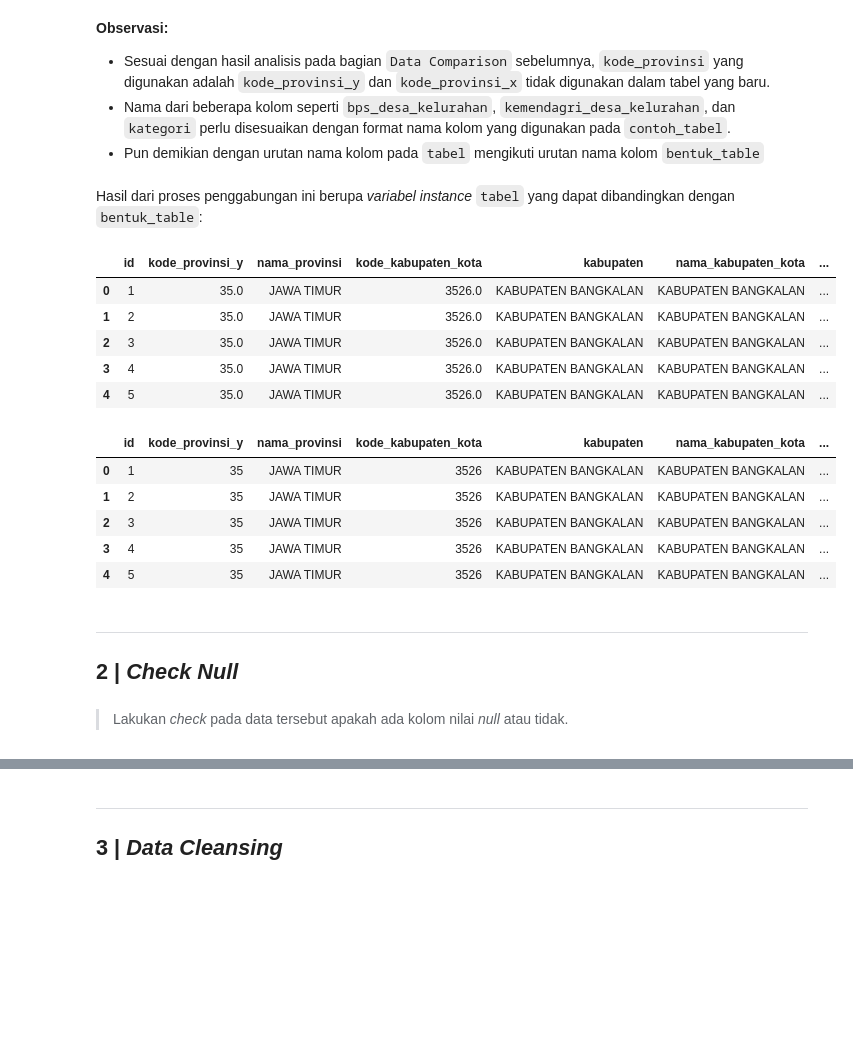
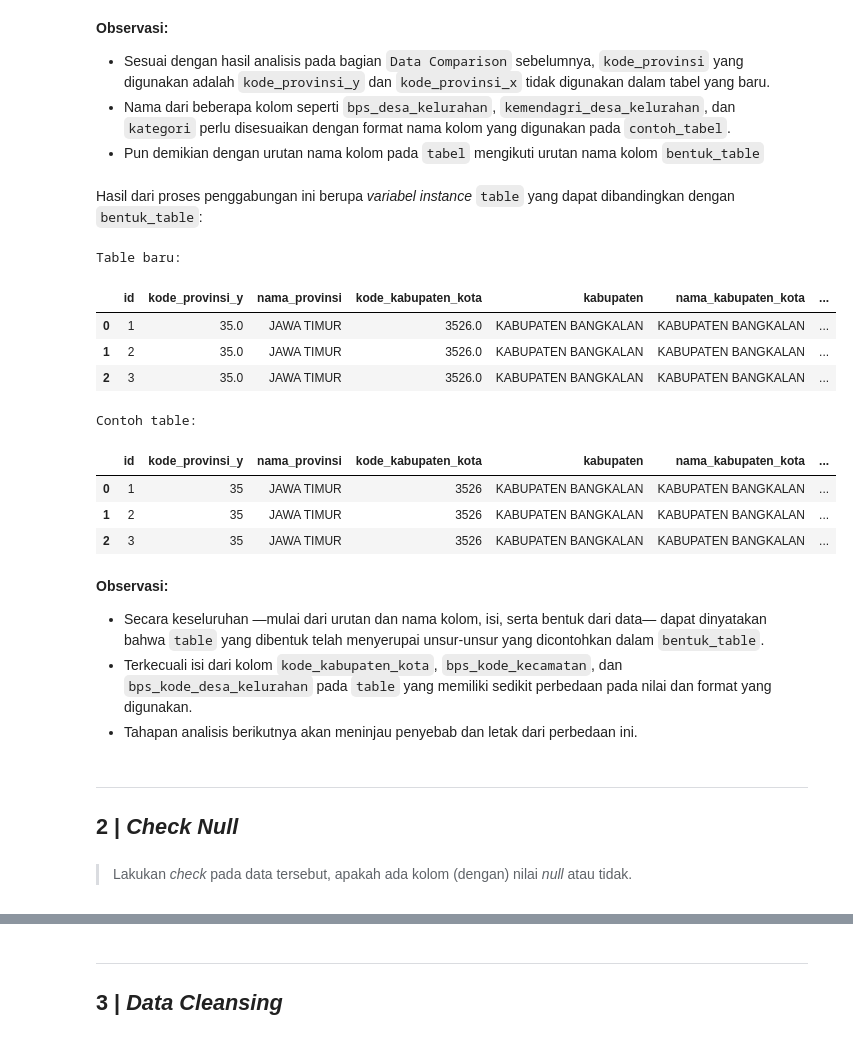
Before and after one commit to garudapaksi-yusuf/SEAL_Data_Scientist_Technical_Test, a Jupyter notebook: notebook/notebook.ipynb, the cells around one changed output, grey strips where cells are left out. Saved outputs shown, nothing was run; the diff lists cells and outputs as text; code cells hidden in the pictures; blank space fills up the shorter version.

```diff
--- a/notebook/notebook.ipynb
+++ b/notebook/notebook.ipynb
@@ -198,6 +229,6 @@ pd.DataFrame( # Membuat DataFrame instance
 # %%
 # Membuat variable instance baru
-data_dinas_sosial = data_dinsos_xlsx # Dari format data dinas sosial yang akan digunakan
+data_dinas_sosial = data_dinsos_csv # Dari format data dinas sosial yang akan digunakan
 
 data_dinas_sosial.head(
     n=5
@@ -379,34 +410,39 @@ table = table.drop(
     axis=1 # 'Axis' kedua atau kolom yang diurutkan sesuai parameter 'labels' sebelumnya
 )
 # %% [markdown]
-Hasil dari proses penggabungan ini berupa *variabel instance* `tabel` yang dapat dibandingkan dengan `bentuk_table`:
+Hasil dari proses penggabungan ini berupa *variabel instance* `table` yang dapat dibandingkan dengan `bentuk_table`:
 # %%
+print('Table baru:')
 display(
     table.head(
-        n=5
+        n=3
     )
 )
 
+print('Contoh table:')
 display(
     bentuk_table.head(
-        n=5
+        n=3
     )
 )
 # %% [output]
+Table baru:
 |  | id | kode_provinsi_y | nama_provinsi | kode_kabupaten_kota | kabupaten | nama_kabupaten_kota | ... |
 | 0 | 1 | 35.0 | JAWA TIMUR | 3526.0 | KABUPATEN BANGKALAN | KABUPATEN BANGKALAN | ... |
 | 1 | 2 | 35.0 | JAWA TIMUR | 3526.0 | KABUPATEN BANGKALAN | KABUPATEN BANGKALAN | ... |
 | 2 | 3 | 35.0 | JAWA TIMUR | 3526.0 | KABUPATEN BANGKALAN | KABUPATEN BANGKALAN | ... |
-| 3 | 4 | 35.0 | JAWA TIMUR | 3526.0 | KABUPATEN BANGKALAN | KABUPATEN BANGKALAN | ... |
-| 4 | 5 | 35.0 | JAWA TIMUR | 3526.0 | KABUPATEN BANGKALAN | KABUPATEN BANGKALAN | ... |
+Contoh table:
 |  | id | kode_provinsi_y | nama_provinsi | kode_kabupaten_kota | kabupaten | nama_kabupaten_kota | ... |
 | 0 | 1 | 35 | JAWA TIMUR | 3526 | KABUPATEN BANGKALAN | KABUPATEN BANGKALAN | ... |
 | 1 | 2 | 35 | JAWA TIMUR | 3526 | KABUPATEN BANGKALAN | KABUPATEN BANGKALAN | ... |
 | 2 | 3 | 35 | JAWA TIMUR | 3526 | KABUPATEN BANGKALAN | KABUPATEN BANGKALAN | ... |
-| 3 | 4 | 35 | JAWA TIMUR | 3526 | KABUPATEN BANGKALAN | KABUPATEN BANGKALAN | ... |
-| 4 | 5 | 35 | JAWA TIMUR | 3526 | KABUPATEN BANGKALAN | KABUPATEN BANGKALAN | ... |
+# %% [markdown]
+**Observasi:**
+* Secara keseluruhan —mulai dari urutan dan nama kolom, isi, serta bentuk dari data— dapat dinyatakan bahwa `table` yang dibentuk telah menyerupai unsur-unsur yang dicontohkan dalam `bentuk_table`.
+* Terkecuali isi dari kolom `kode_kabupaten_kota`, `bps_kode_kecamatan`, dan `bps_kode_desa_kelurahan` pada `table` yang memiliki sedikit perbedaan pada nilai dan format yang digunakan.
+* Tahapan analisis berikutnya akan meninjau penyebab dan letak dari perbedaan ini.
 # %% [markdown]
 ---
 ## 2 | *Check Null*
 # %% [markdown]
-> Lakukan *check* pada data tersebut apakah ada kolom nilai *null* atau tidak.
+> Lakukan *check* pada data tersebut, apakah ada kolom (dengan) nilai *null* atau tidak.
```
Also changed, not shown: parts of 25 cells of this notebook.
